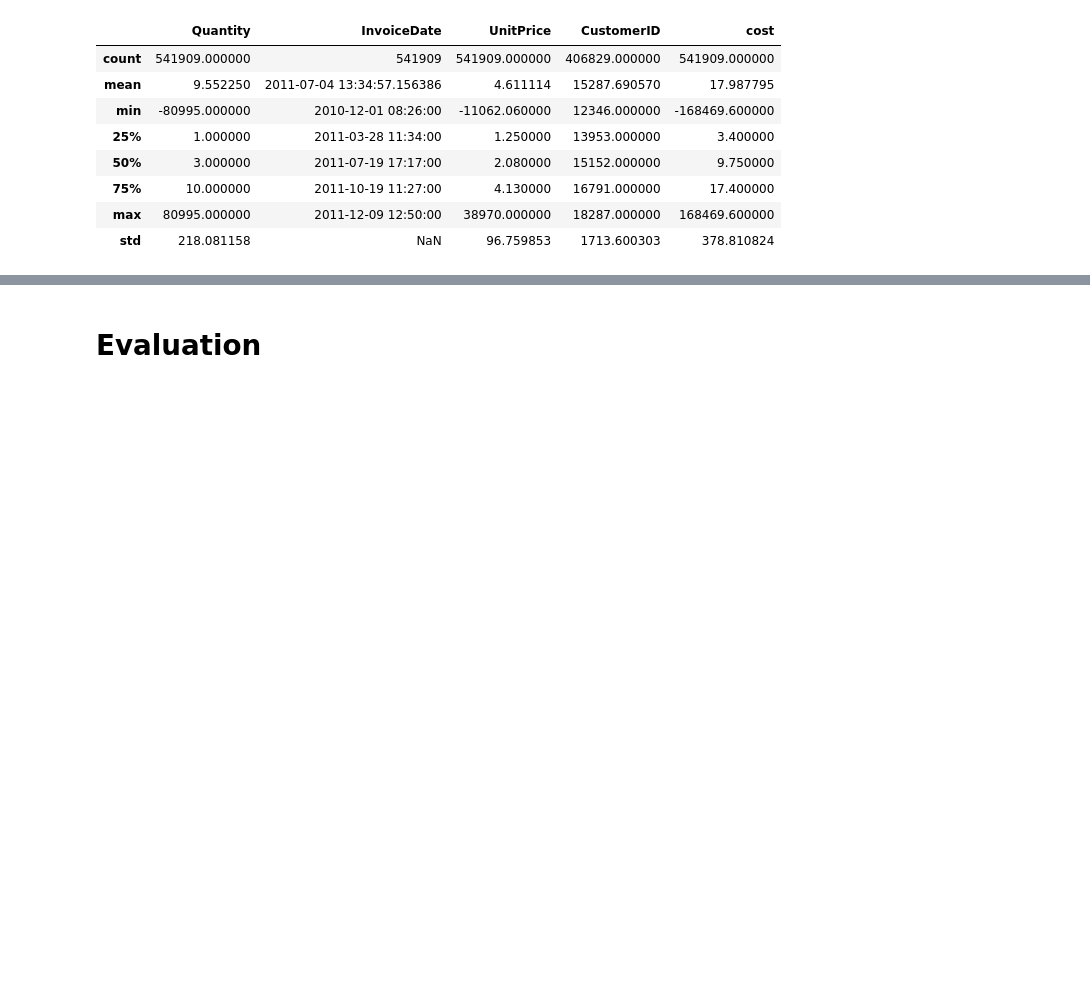
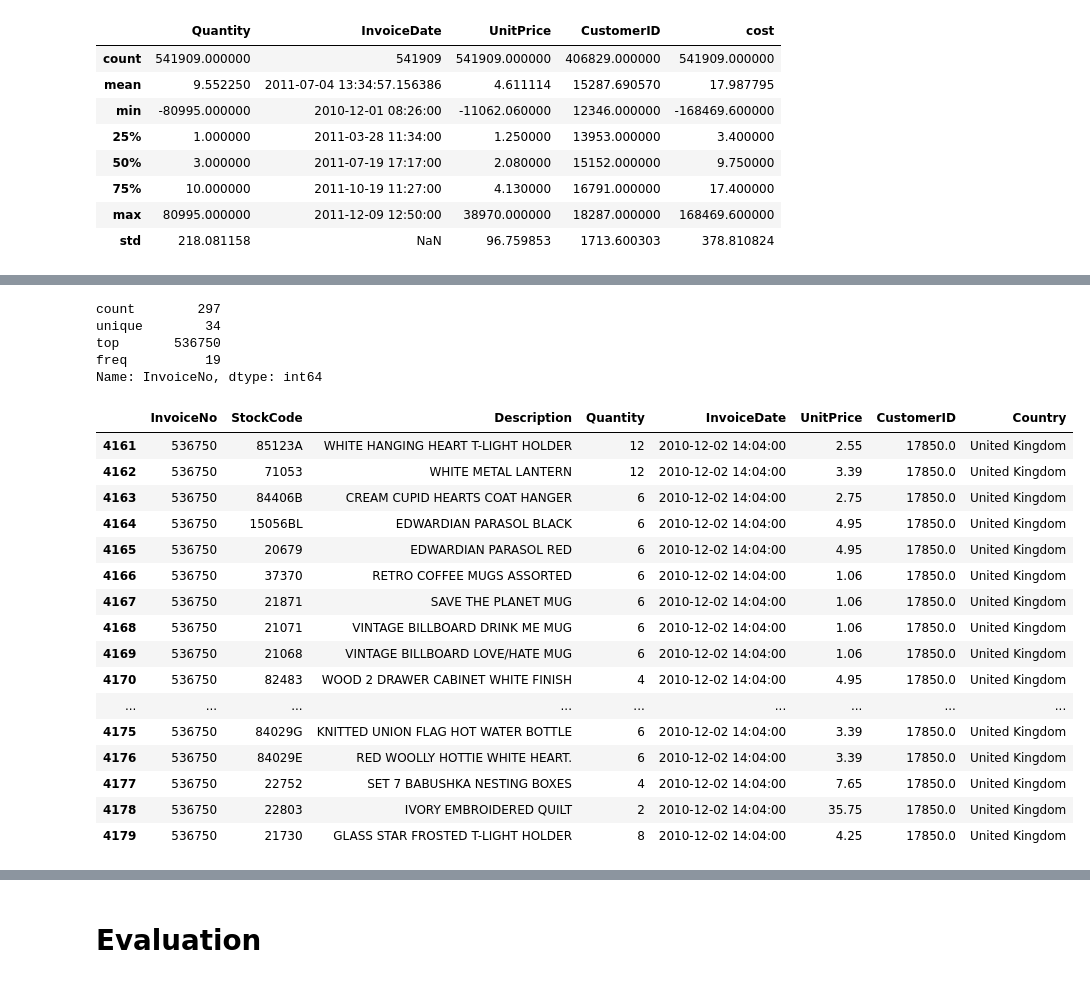
Before and after one commit to JosephRidge/ML-Recap, a Jupyter notebook: app.ipynb, the cells around one changed output, grey strips where cells are left out. Cells and saved outputs as stored; diff of their text form; code cells hidden in the pictures; blank space fills up the shorter version.

```diff
--- a/app.ipynb
+++ b/app.ipynb
@@ -211,0 +229,12 @@ df.describe()
+# %%
+before_cleaning = len(df) # size of dataset before clearning
+#  drpo missing values
+df_2 = df.dropna(subset=["CustomerID"]) # dropped all missing values in cusotmer id
+
+df_2 = df_2[~df_2["InvoiceNo"].astype(str).str.startswith("C")]
+after_cleaning = len(df_2)
+after_cleaning
+percentage_loss = ((before_cleaning - after_cleaning)/ before_cleaning)*100
+
+summary = f" we have dropped {(percentage_loss):.2f}% of the data"
+print(summary)
@@ -211,0 +294,4 @@ df.describe()
+# %%
+# filtering the transaction of customer with ID; 17850
+df_client_one = df_2[df_2["CustomerID"] == 17850]
+df_client_one
@@ -211,0 +312,28 @@ df.describe()
+# %%
+df_client_one["InvoiceNo"].describe()
+# %% [output]
+count        297
+unique        34
+top       536750
+freq          19
+Name: InvoiceNo, dtype: int64
+# %%
+df_client_one[df_client_one["InvoiceNo"]==536750]
+# %% [output]
+|  | InvoiceNo | StockCode | Description | Quantity | InvoiceDate | UnitPrice | CustomerID | Country |
+| 4161 | 536750 | 85123A | WHITE HANGING HEART T-LIGHT HOLDER | 12 | 2010-12-02 14:04:00 | 2.55 | 17850.0 | United Kingdom |
+| 4162 | 536750 | 71053 | WHITE METAL LANTERN | 12 | 2010-12-02 14:04:00 | 3.39 | 17850.0 | United Kingdom |
+| 4163 | 536750 | 84406B | CREAM CUPID HEARTS COAT HANGER | 6 | 2010-12-02 14:04:00 | 2.75 | 17850.0 | United Kingdom |
+| 4164 | 536750 | 15056BL | EDWARDIAN PARASOL BLACK | 6 | 2010-12-02 14:04:00 | 4.95 | 17850.0 | United Kingdom |
+| 4165 | 536750 | 20679 | EDWARDIAN PARASOL RED | 6 | 2010-12-02 14:04:00 | 4.95 | 17850.0 | United Kingdom |
+| 4166 | 536750 | 37370 | RETRO COFFEE MUGS ASSORTED | 6 | 2010-12-02 14:04:00 | 1.06 | 17850.0 | United Kingdom |
+| 4167 | 536750 | 21871 | SAVE THE PLANET MUG | 6 | 2010-12-02 14:04:00 | 1.06 | 17850.0 | United Kingdom |
+| 4168 | 536750 | 21071 | VINTAGE BILLBOARD DRINK ME MUG | 6 | 2010-12-02 14:04:00 | 1.06 | 17850.0 | United Kingdom |
+| 4169 | 536750 | 21068 | VINTAGE BILLBOARD LOVE/HATE MUG | 6 | 2010-12-02 14:04:00 | 1.06 | 17850.0 | United Kingdom |
+| 4170 | 536750 | 82483 | WOOD 2 DRAWER CABINET WHITE FINISH | 4 | 2010-12-02 14:04:00 | 4.95 | 17850.0 | United Kingdom |
+| ... | ... | ... | ... | ... | ... | ... | ... | ... |
+| 4175 | 536750 | 84029G | KNITTED UNION FLAG HOT WATER BOTTLE | 6 | 2010-12-02 14:04:00 | 3.39 | 17850.0 | United Kingdom |
+| 4176 | 536750 | 84029E | RED WOOLLY HOTTIE WHITE HEART. | 6 | 2010-12-02 14:04:00 | 3.39 | 17850.0 | United Kingdom |
+| 4177 | 536750 | 22752 | SET 7 BABUSHKA NESTING BOXES | 4 | 2010-12-02 14:04:00 | 7.65 | 17850.0 | United Kingdom |
+| 4178 | 536750 | 22803 | IVORY EMBROIDERED QUILT | 2 | 2010-12-02 14:04:00 | 35.75 | 17850.0 | United Kingdom |
+| 4179 | 536750 | 21730 | GLASS STAR FROSTED T-LIGHT HOLDER | 8 | 2010-12-02 14:04:00 | 4.25 | 17850.0 | United Kingdom |
```
Also changed, not shown: parts of 33 cells of this notebook, 1 other file.
